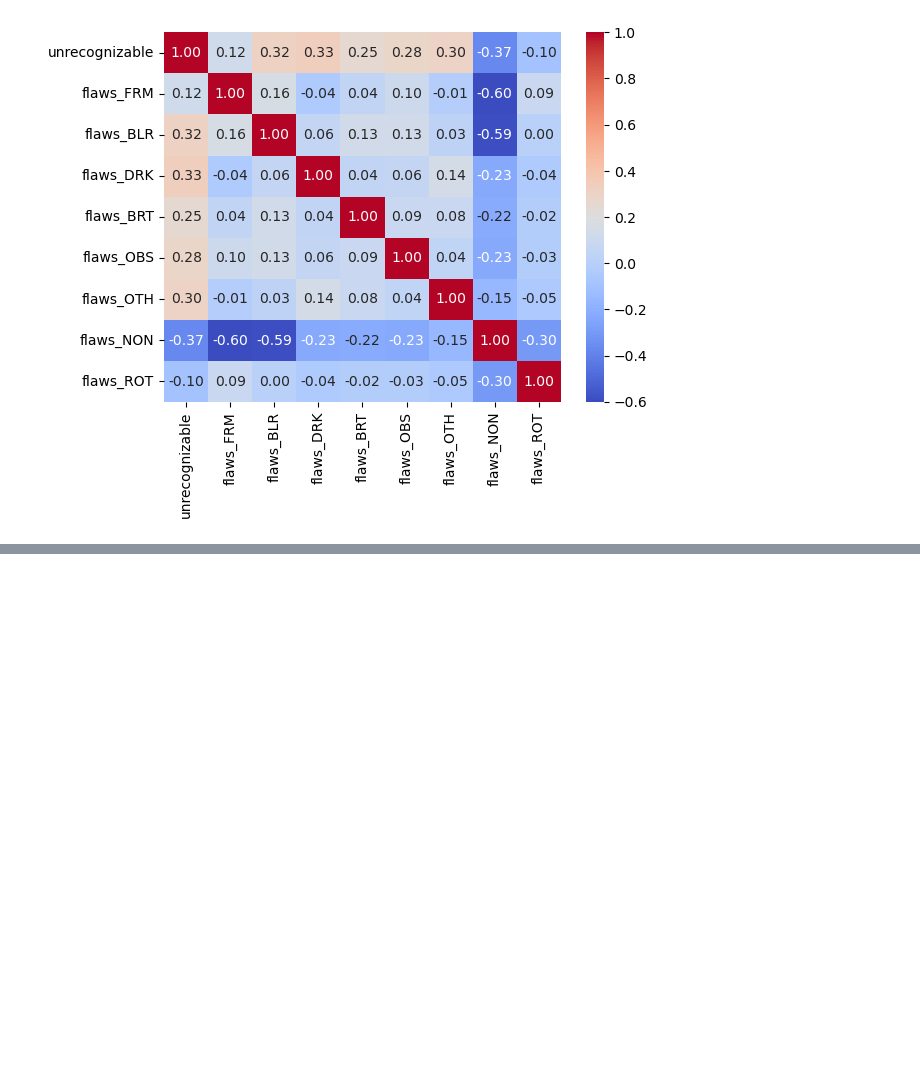
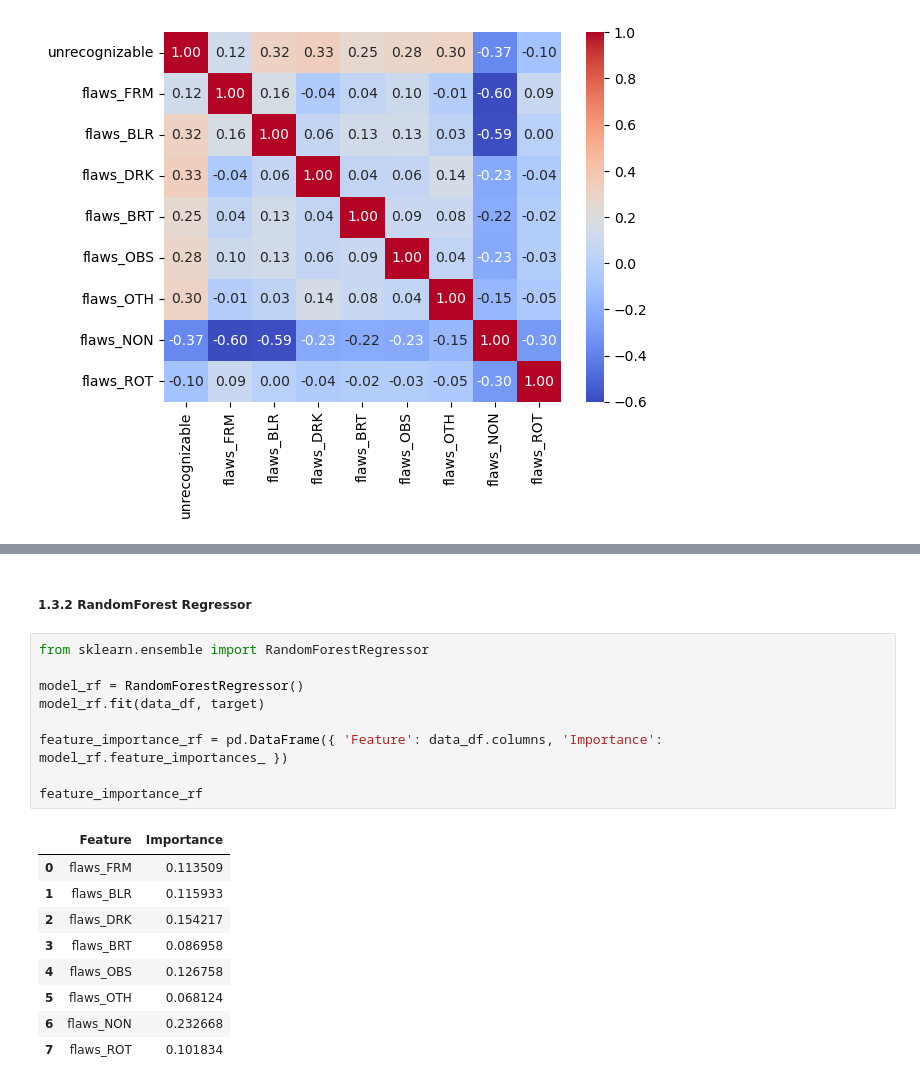
Before and after one commit to cthacker-udel/VizWizAnnotations, a Jupyter notebook: image_quality_issues.ipynb, the cells around one changed output, grey strips where cells are left out. Cells and saved outputs as stored; diff of their text form; blank space fills up the shorter version.

```diff
--- a/image_quality_issues.ipynb
+++ b/image_quality_issues.ipynb
@@ -88,0 +120,21 @@ For example, presume I take a picture of medication, for review, and I pose the
+# %% [markdown]
+##### 1.3.2 RandomForest Regressor
+# %%
+from sklearn.ensemble import RandomForestRegressor
+
+model_rf = RandomForestRegressor()
+model_rf.fit(data_df, target)
+
+feature_importance_rf = pd.DataFrame({ 'Feature': data_df.columns, 'Importance': model_rf.feature_importances_ })
+
+feature_importance_rf
+# %% [output]
+|  | Feature | Importance |
+| 0 | flaws_FRM | 0.113509 |
+| 1 | flaws_BLR | 0.115933 |
+| 2 | flaws_DRK | 0.154217 |
+| 3 | flaws_BRT | 0.086958 |
+| 4 | flaws_OBS | 0.126758 |
+| 5 | flaws_OTH | 0.068124 |
+| 6 | flaws_NON | 0.232668 |
+| 7 | flaws_ROT | 0.101834 |
```
Also changed, not shown: parts of 6 cells of this notebook.
